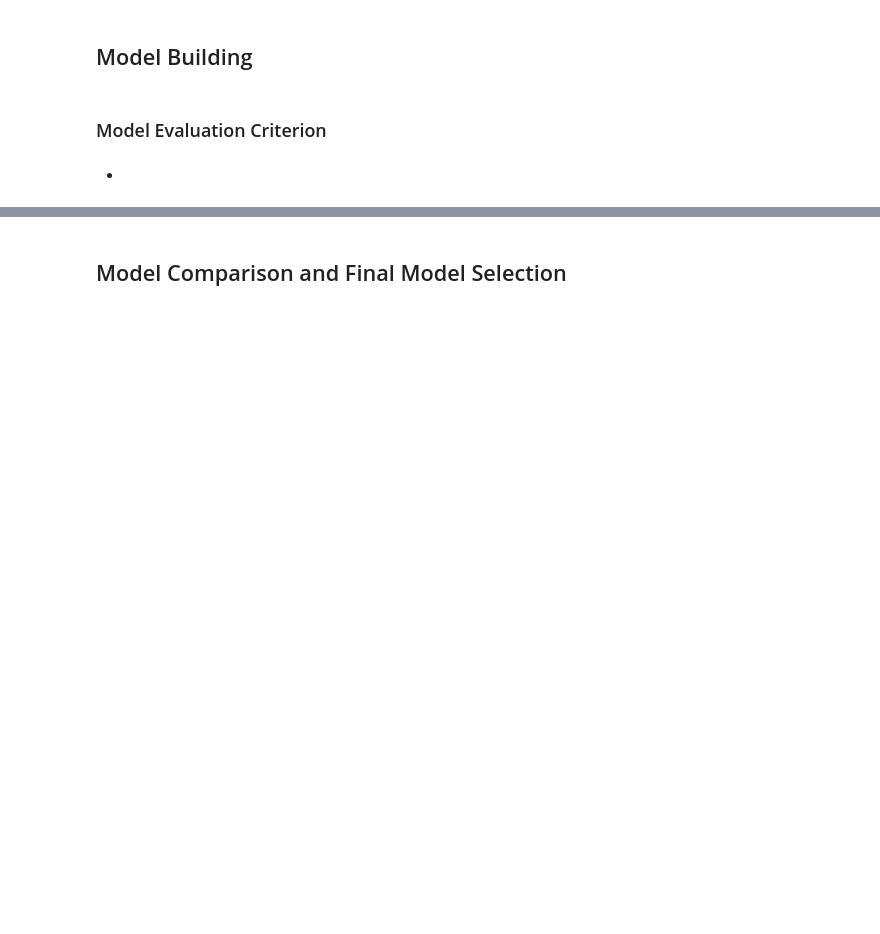
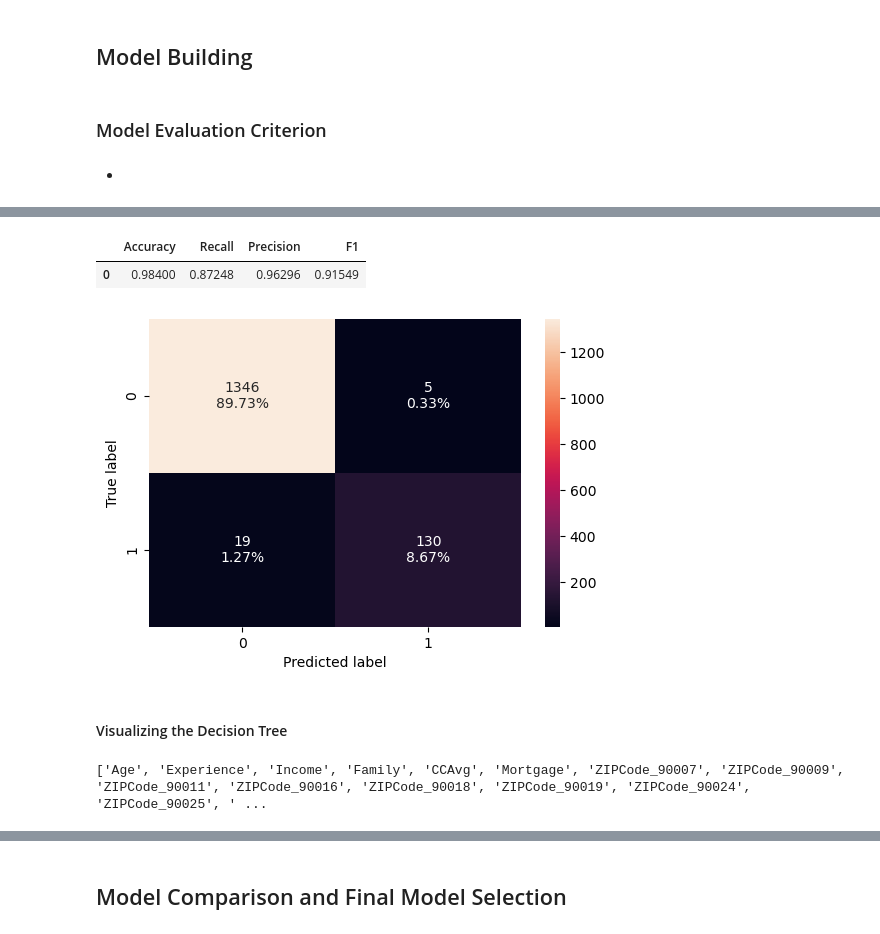
Before and after one commit to jsomerville/PGP-AI-ML-BA-UTA-JS, a Jupyter notebook: Project 2-ML-Decision Tree/ML_Full_Code_notebook.ipynb, the cells around one changed output, grey strips where cells are left out. Cells and saved outputs as stored; diff of their text form; code cells hidden in the pictures; blank space fills up the shorter version.

```diff
--- a/Project 2-ML-Decision Tree/ML_Full_Code_notebook.ipynb
+++ b/Project 2-ML-Decision Tree/ML_Full_Code_notebook.ipynb
@@ -704,0 +852,19 @@ X_train, X_test, y_train, y_test = train_test_split(X, y, test_size=0.3, random_
+# %%
+decision_tree_perf_test = model_performance_classification_sklearn(
+    model, X_test, y_test
+)
+decision_tree_perf_test
+# %% [output]
+|  | Accuracy | Recall | Precision | F1 |
+| 0 | 0.98400 | 0.87248 | 0.96296 | 0.91549 |
+# %%
+confusion_matrix_sklearn(model, X_test, y_test)
+# %% [output]
+[figure, added]
+# %% [markdown]
+#### Visualizing the Decision Tree
+# %%
+feature_names = list(X.columns)
+print(feature_names)
+# %% [output]
+['Age', 'Experience', 'Income', 'Family', 'CCAvg', 'Mortgage', 'ZIPCode_90007', 'ZIPCode_90009', 'ZIPCode_90011', 'ZIPCode_90016', 'ZIPCode_90018', 'ZIPCode_90019', 'ZIPCode_90024', 'ZIPCode_90025', ' ...
```
Also changed, not shown: parts of 75 cells of this notebook.
